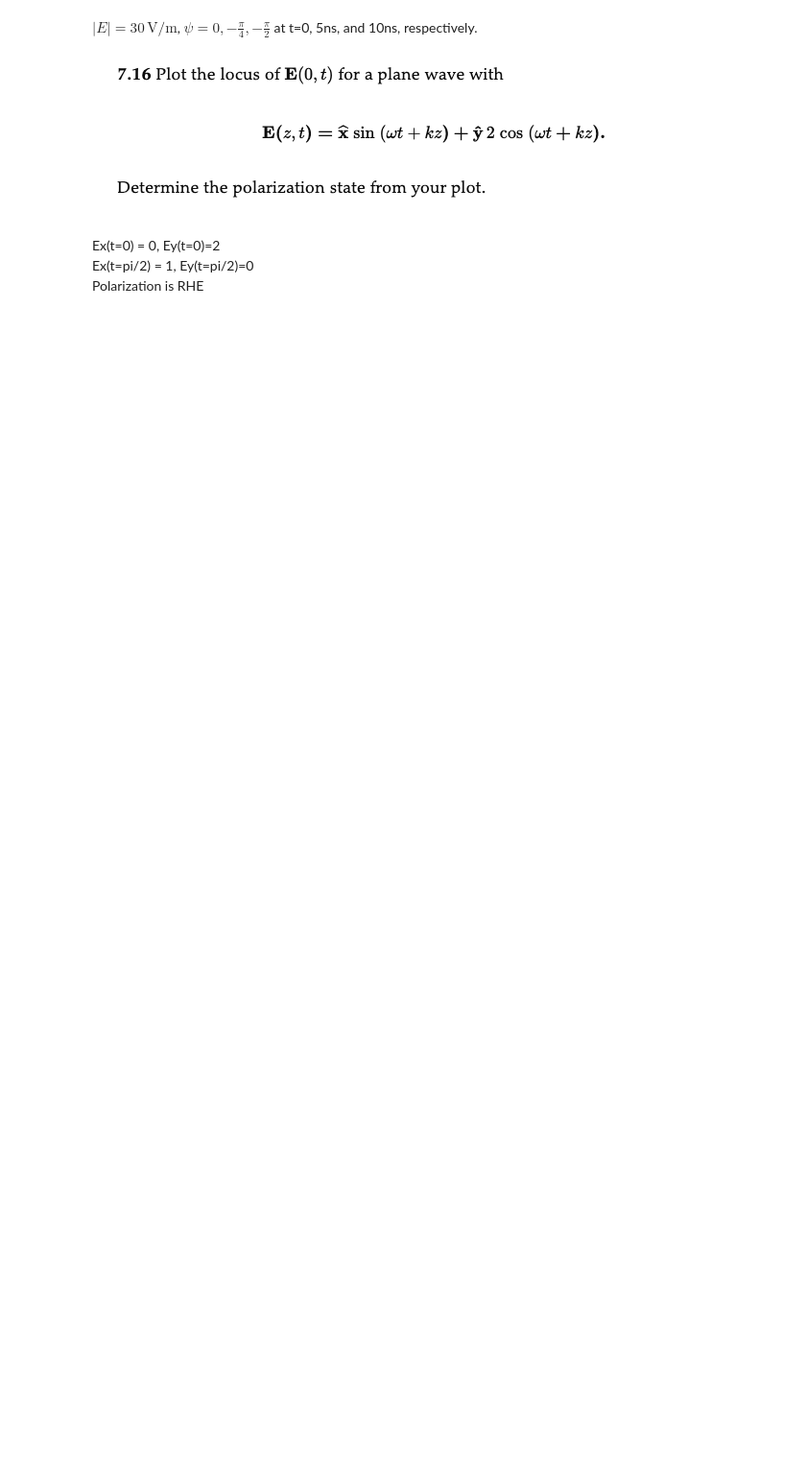
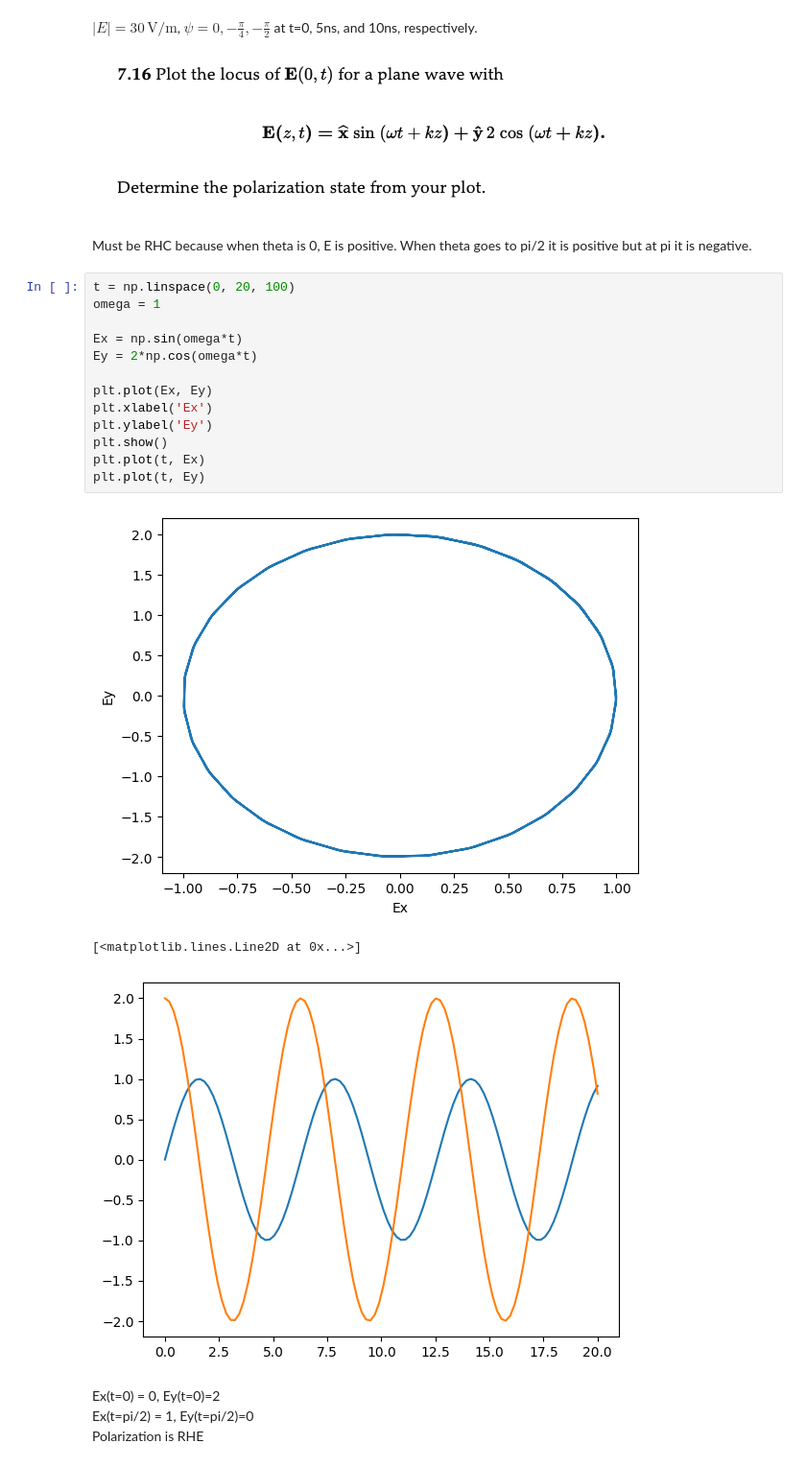
Before and after one commit to vieweghn/PHYS-390-Electricity-and-Magnetism, a Jupyter notebook: PHYS_390_HW8.ipynb, the cells around one changed output. Shown at 96% size. Drawn from its saved outputs; the diff is of its cells as text; blank space fills up the shorter version.

```diff
--- a/PHYS_390_HW8.ipynb
+++ b/PHYS_390_HW8.ipynb
@@ -10,6 +49,25 @@ a) 10m, b) 36, 62.83Ω
 $|E| = 30\,\mathrm{V/m}$, $\psi = 0, -\frac{\pi}{4}, -\frac{\pi}{2}$ at t=0, 5ns, and 10ns, respectively.
 # %% [markdown]
 ![image.png](embedded-picture-1)
+# %% [markdown]
+Must be RHC because when theta is 0, E is positive. When theta goes to pi/2 it is positive but at pi it is negative.
+# %%
+t = np.linspace(0, 20, 100)
+omega = 1
+
+Ex = np.sin(omega*t)
+Ey = 2*np.cos(omega*t)
+
+plt.plot(Ex, Ey)
+plt.xlabel('Ex')
+plt.ylabel('Ey')
+plt.show()
+plt.plot(t, Ex)
+plt.plot(t, Ey)
+# %% [output]
+[figure, added]
+[<matplotlib.lines.Line2D at 0x...>]
+[figure, added]
 # %% [markdown]
 Ex(t=0) = 0, Ey(t=0)=2\
 Ex(t=pi/2) = 1, Ey(t=pi/2)=0\
```
Also changed, not shown: parts of 4 cells of this notebook.
